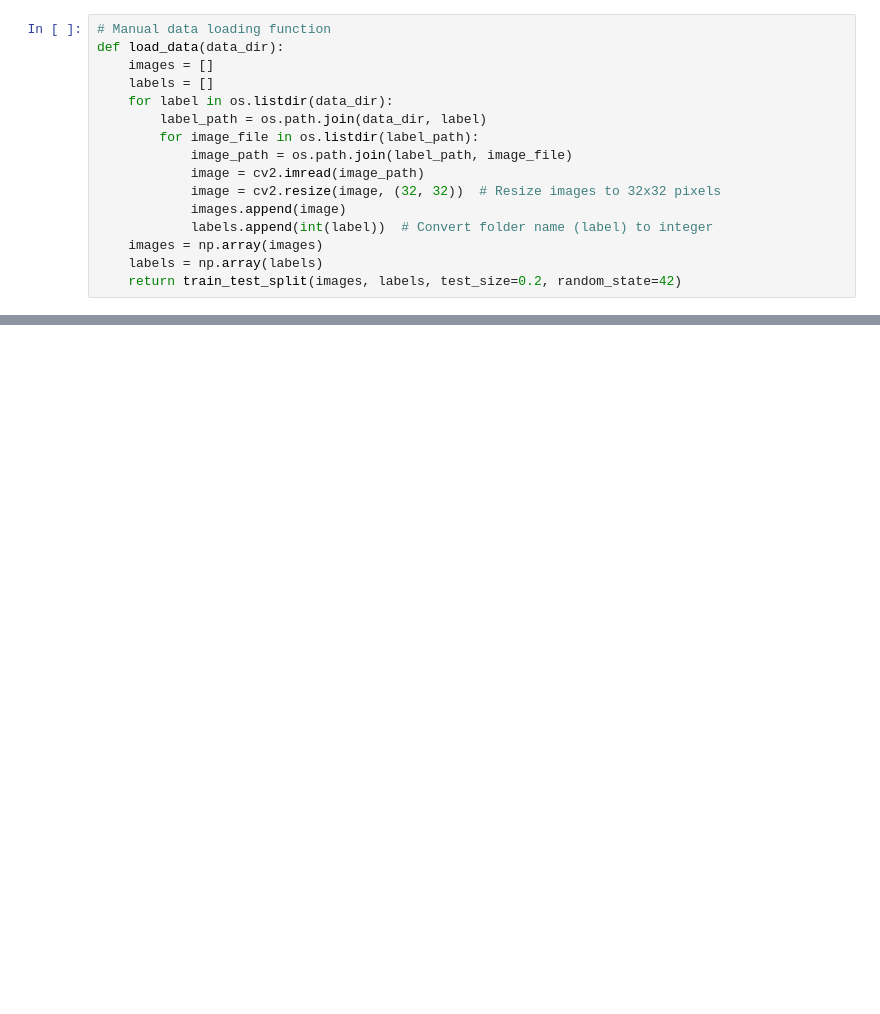
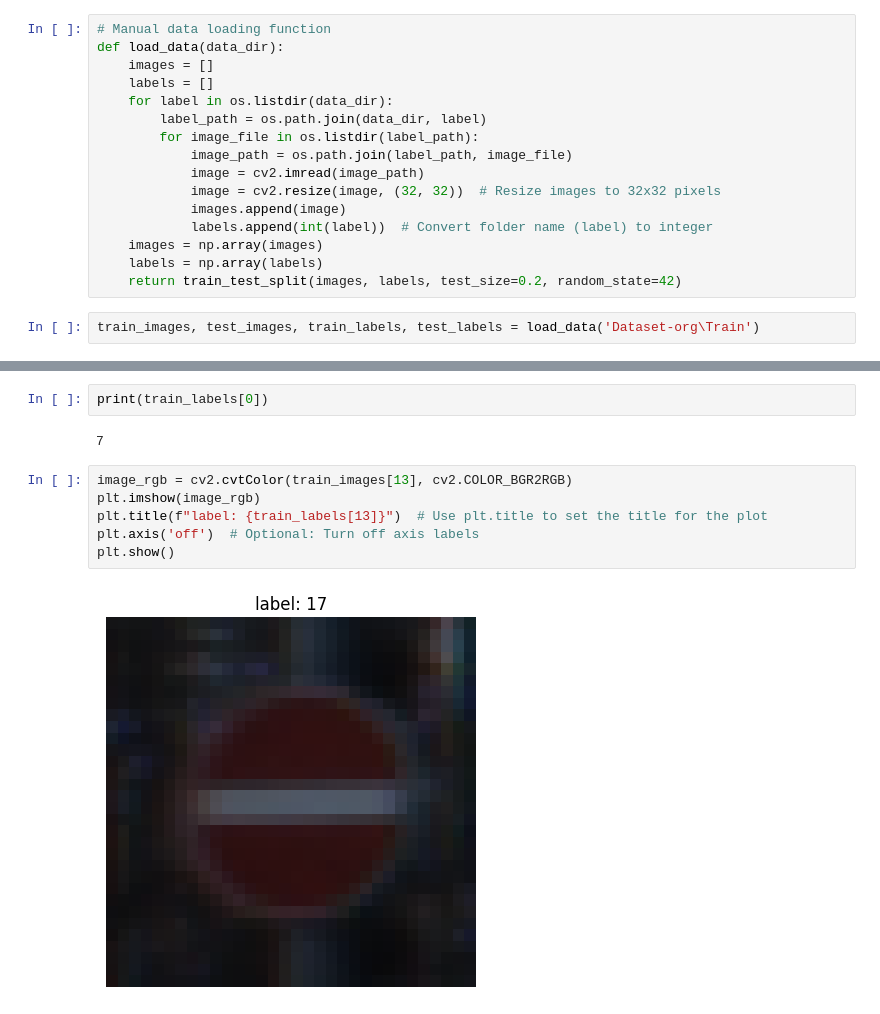
Before and after one commit to sudhi48/TrafficSignDetection, a Jupyter notebook: TrafficSignDetection.ipynb, the cells around one changed output, grey strips where cells are left out. Cells and saved outputs as stored; diff of their text form; blank space fills up the shorter version.

Commit message:
data loaded in correct form

```diff
--- a/TrafficSignDetection.ipynb
+++ b/TrafficSignDetection.ipynb
@@ -125,3 +125,5 @@ def load_data(data_dir):
     images = np.array(images)
     labels = np.array(labels)
     return train_test_split(images, labels, test_size=0.2, random_state=42)
+# %%
+train_images, test_images, train_labels, test_labels = load_data('Dataset-org\Train')
@@ -127,0 +170,12 @@ def load_data(data_dir):
+# %%
+print(train_labels[0])
+# %% [output]
+7
+# %%
+image_rgb = cv2.cvtColor(train_images[13], cv2.COLOR_BGR2RGB)
+plt.imshow(image_rgb)
+plt.title(f"label: {train_labels[13]}")  # Use plt.title to set the title for the plot
+plt.axis('off')  # Optional: Turn off axis labels
+plt.show()
+# %% [output]
+[figure, added]
```
Also changed, not shown: parts of 5 cells of this notebook.
